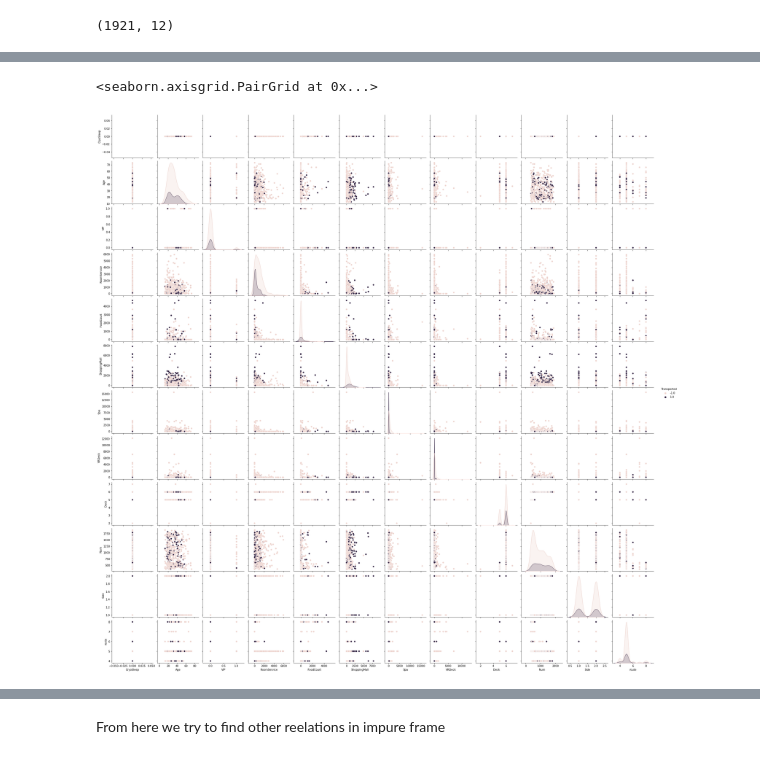
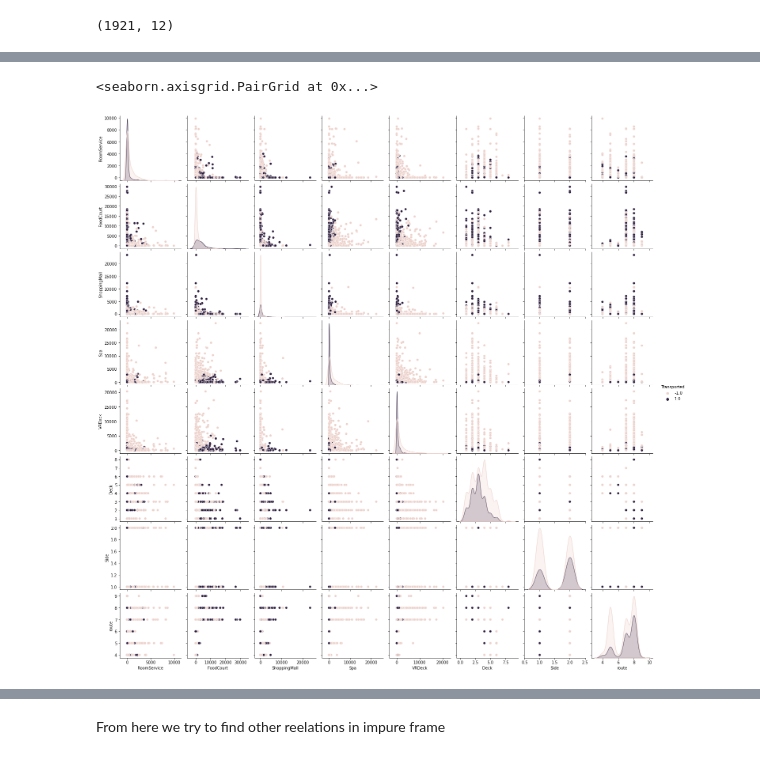
Before and after one commit to SergeyBubnov/spaceship, a Jupyter notebook: 2.ipynb, the cells around one changed output, grey strips where cells are left out. Saved outputs shown, nothing was run; the diff lists cells and outputs as text; code cells hidden in the pictures.

```diff
--- a/2.ipynb
+++ b/2.ipynb
@@ -101,6 +114,8 @@ TypeError: numpy boolean subtract, the `-` operator, is not supported, use the b
 # %%
-mask2 = (df['CryoSleep'] == 0)&(df['route']>3.5)&(df['Age']>12.5)&(df['Num']>=350) #unservices people
-df_rest2 = df[mask2]
+mask_normal = (df['CryoSleep'] == 0)&(df['route']>3.5)&(df['Age']>12.5)&(df['Num']<=368)
+mask_rich = (df['CryoSleep'] == 0)&(df['route']>3.5)&(df['Age']>12.5)&(df['Num']>368)
 
-df_rest2.shape
+df_normal = df[mask_normal]
+df_normal.drop("CryoSleep",axis = 1, inplace = True)
+df_normal.shape
 # %% [output]
@@ -107,0 +140,2 @@ df_rest2.shape
+# %%
+df_normal.drop(["Num","VIP","Age"],axis = 1,  inplace = True)
@@ -108,5 +154,5 @@ df_rest2.shape
 # %%
-sb.pairplot(df_rest2, hue = "Transported")
+sb.pairplot(df_normal, hue = "Transported")
 # %% [output]
 <seaborn.axisgrid.PairGrid at 0x...>
-[figure, old version]
+[figure, new version]
```
Also changed, not shown: parts of 46 cells of this notebook, 1 other file.
